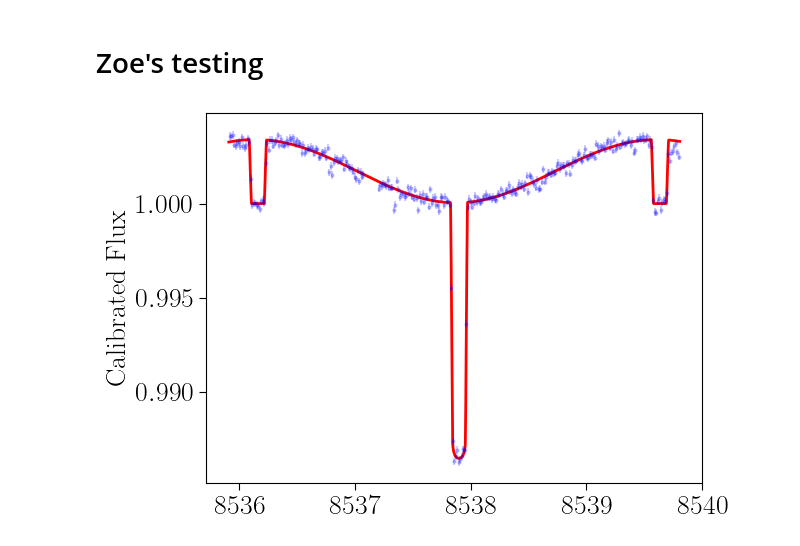
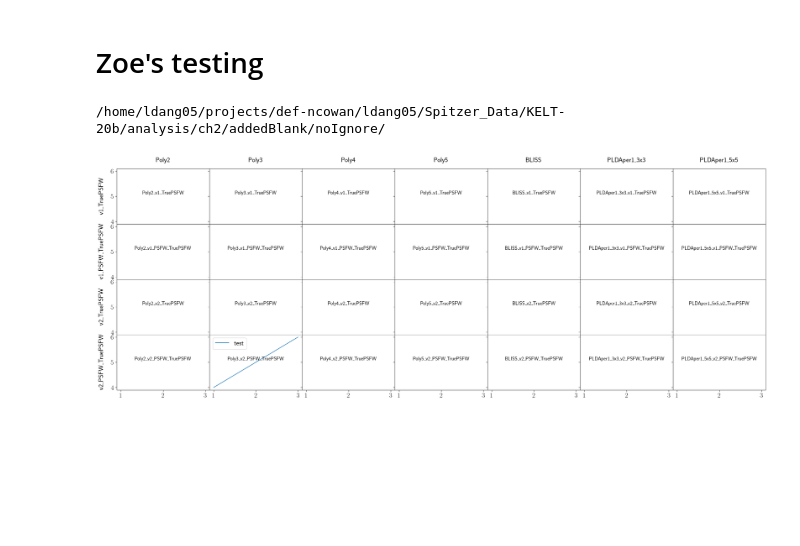
Before and after one commit to ZoeYingShu/SPCA, a Jupyter notebook: Decorrelation.ipynb, the cells around one changed output. Drawn from its saved outputs; the diff is of its cells as text; code cells hidden in the pictures; blank space fills up the shorter version.

```diff
--- a/Decorrelation.ipynb
+++ b/Decorrelation.ipynb
@@ -714,5 +716,74 @@ if len(set(len(arr) for arr in [time, flux, astro, detec, breaks])) == 1:
 
     # Display the DataFrame
     print(df)
+# %%
+mainpath   = '/home/ldang05/projects/def-ncowan/ldang05/Spitzer_Data/'
+planets  = ['KELT-20b']
+channels = ['ch2']
+
+path = mainpath + planets[0] +'/analysis/'+channels[0]+'/addedBlank/noIgnore/'
+print(path)
+
+# mega_keys = ['Poly2', 'Poly3', 'Poly4', 'Poly5', 'BLISS',
+#              'PLDAper1', 'PLDAper2', '3x3', '5x5', 'v1', 'v2', 'TruePSFW', 'PSFW_TruePSFW']
+
+cols = ['Poly2', 'Poly3', 'Poly4', 'Poly5', 'BLISS', 'PLDAper1_3x3', 'PLDAper1_5x5']
+rows = ['v1_TruePSFW', 'v1_PSFW_TruePSFW', 'v2_TruePSFW', 'v2_PSFW_TruePSFW']
+
+
+mintime = 8536.0+2450000.5 # 56417.2414096537
+maxtime = 8539.8+2450000.5 # 56420.8356839537
+
+minflux = 0.98
+maxflux = 1.005
+# %% [output]
+/home/ldang05/projects/def-ncowan/ldang05/Spitzer_Data/KELT-20b/analysis/ch2/addedBlank/noIgnore/
+# %%
+import matplotlib.pyplot as plt
+
+def create_subplot_names(rows, cols):
+    # Create a dictionary to store subplot axes and their names
+    subplot_names = {}
+
+    # Create subplots with increased spacing
+    fig, axes = plt.subplots(nrows=len(rows), ncols=len(cols), sharex=True, sharey=True, figsize=(35, len(rows)*3))
+
+    # Adjust the spacing between subplots
+    plt.subplots_adjust(wspace=0, hspace=0)  # Adjust the values as needed
+
+    # Iterate through rows and columns to name the subplots
+    for i, row in enumerate(rows):
+        for j, col in enumerate(cols):
+            subplot_name = f"{col}_{row}"  # Switched order to col_row
+            ax = axes[i, j]
+            subplot_names[subplot_name] = ax
+
+            # Set the title in the middle of each subplot
+            ax.set_title(subplot_name, fontsize=15, x=0.5, y=0.5, loc="center")  # Adjust the fontsize as needed
+
+            # Set row names as labels for y axes for the first column
+            if j == 0:
+                ax.set_ylabel(row, fontsize=20, labelpad=20)  # Row name as y-axis label
+
+    # Set column names at the top of the subplot (not as titles)
+    for j, col in enumerate(cols):
+        ax = axes[0, j]  # Access the top row of subplots
+        ax.xaxis.set_label_position('top')  # Move the x-axis label to the top
+        ax.set_xlabel(col, fontsize=20, labelpad=20)  # Column name as x-axis label
+
+    return fig, subplot_names
+
+# Example usage
+# rows = ['v1_TruePSFW', 'v1_PSFW_TruePSFW', 'v2_TruePSFW', 'v2_PSFW_TruePSFW']
+# cols = ['Poly2', 'Poly3', 'Poly4', 'Poly5', 'BLISS', 'PLDAper1_3x3', 'PLDAper1_5x5']
+fig, subplot_dict = create_subplot_names(rows, cols)
+
+# Now you can access the axes using their names
+ax = subplot_dict[cols[1] + '_' + rows[3]] # 'Poly2_v1_TruePSFW'
+ax.plot([1, 2, 3], [4, 5, 6], label='test')
+ax.legend()
+plt.show()
+# %% [output]
+[figure, added]
 # %%
 import matplotlib.pyplot as plt
@@ -752,4 +833,0 @@ def plot_model(time, flux, astro, detec, breaks, savepath=None, plotName='Initia
-# %%
-plot_model(time, flux, astro, detec, breaks, showPlot=True, nbin=300)
-# %% [output]
-[figure, removed]
```
Also changed, not shown: parts of 5 cells of this notebook, 1 other file.
